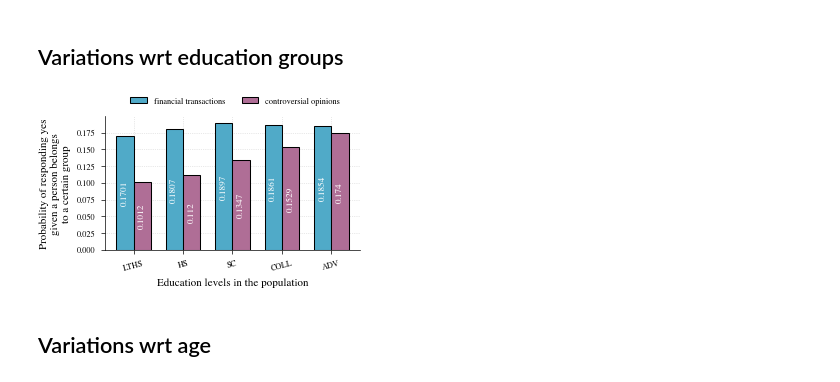
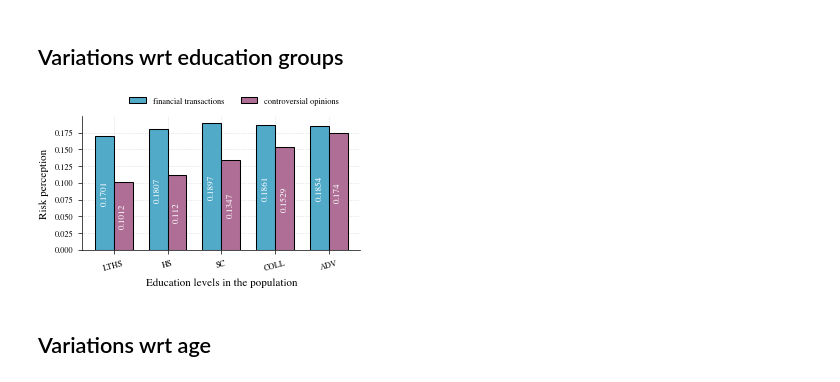
Before and after one commit to swag2198/data-literacy, a Jupyter notebook: exp/exp_AssociationBetweenVariables.ipynb, the cells around one changed output. Saved outputs shown, nothing was run; the diff lists cells and outputs as text; code cells hidden in the pictures.

```diff
--- a/exp/exp_AssociationBetweenVariables.ipynb
+++ b/exp/exp_AssociationBetweenVariables.ipynb
@@ -562,8 +544,8 @@ with plt.rc_context({**bundles.icml2022(column='half', nrows=1, ncols=1, usetex=
         bbox_to_anchor = (0.95, 1.2),
         # frameon = False
     )
-    ax.set_ylabel("Probability of responding yes\ngiven a person belongs\nto a certain group")
+    ax.set_ylabel("Risk perception")
 
-    # plt.savefig(f"../res/figures/income_bar_{year}.pdf")
+    plt.savefig(f"../res/figures/income_bar_{year}.pdf")
     plt.show()
 # %% [output]
@@ -663,36 +645,36 @@ with plt.rc_context({**bundles.icml2022(column='half', nrows=1, ncols=1, usetex=
         ec = "black",
         lw = .75,
         color = rgb.tue_violet,
         zorder = 3,
         width = width,
         label = "controversial opinions"
     )
     ax.bar_label(b, padding=0, color = 'w', fontsize='small', label_type="center", rotation=90)
 
 
     # Adjust ticks
     xticks_ = ax.xaxis.set_ticks(
         ticks = X + width/2,
         labels = xpos,
         rotation = 15
     )
 
     ax.set_xlabel("Education levels in the population")
     ax.legend(loc = 'upper right', framealpha=1.0, facecolor='white', edgecolor='none')
     ax.legend(
         ncol = 2,
         loc = "upper right",
         framealpha=1.0, facecolor='white', edgecolor='none',
 
         bbox_to_anchor = (0.95, 1.2),
         # frameon = False
     )
-    ax.set_ylabel("Probability of responding yes\ngiven a person belongs\nto a certain group")
-
+#     ax.set_ylabel("Probability of responding yes\ngiven a person belongs\nto a certain group")
+    ax.set_ylabel("Risk perception")
 #     plt.savefig(f"../res/figures/{v}_bar_{year}.pdf")
     plt.show()
 # %% [output]
-[figure, old version]
+[figure, new version]
 # %%
 # df
 # %%
```
Also changed, not shown: parts of 4 cells of this notebook, 3 other files.
